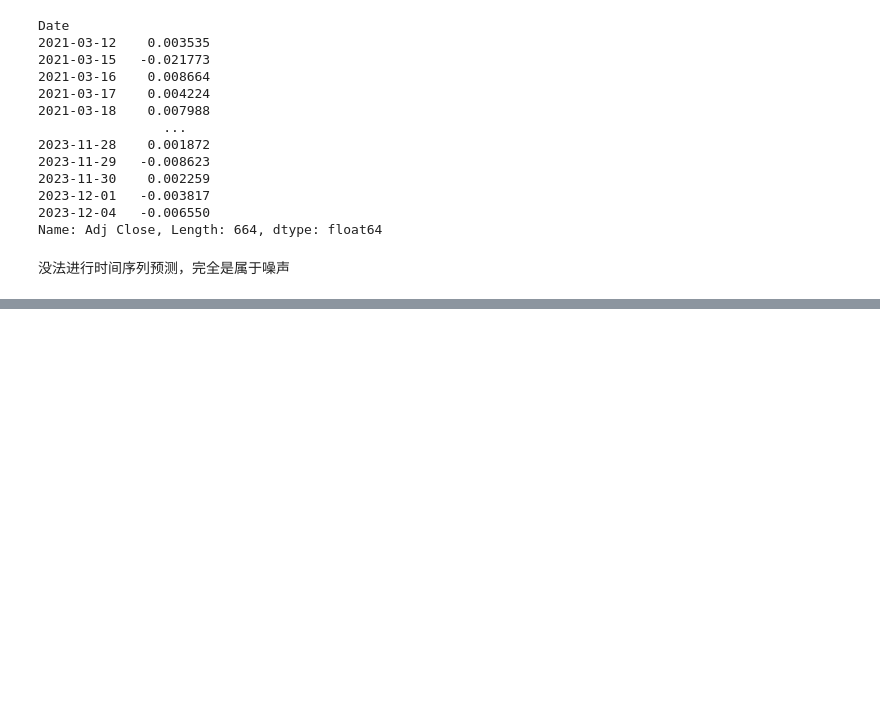
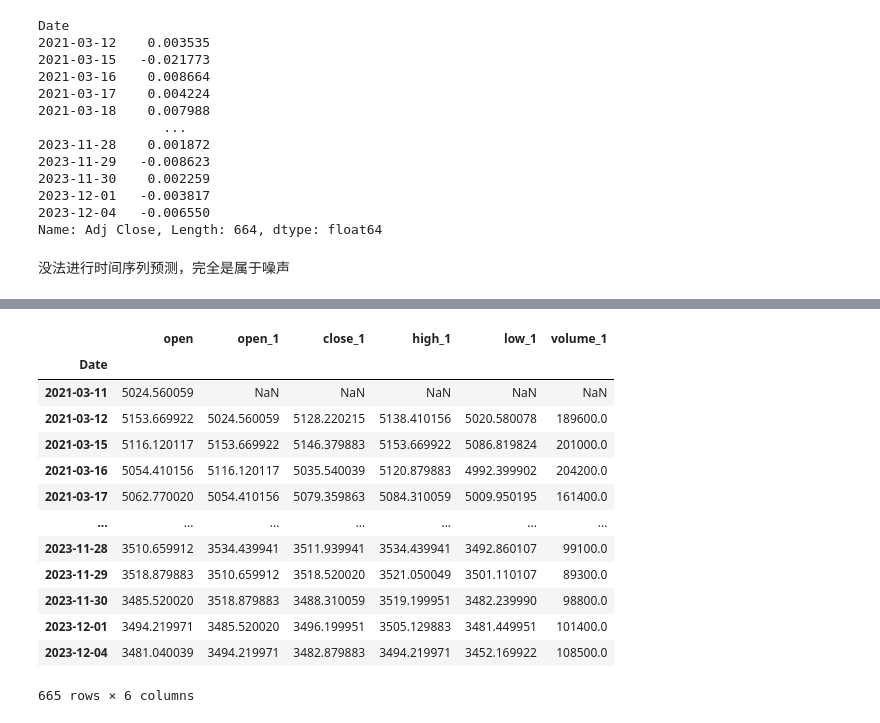
Before and after one commit to JPL-JUNO/Data-Analysis-and-Science, a Jupyter notebook: TSFP/code/000300.ipynb, the cells around one changed output, grey strips where cells are left out. Cells and saved outputs as stored; diff of their text form; code cells hidden in the pictures; blank space fills up the shorter version.

```diff
--- a/TSFP/code/000300.ipynb
+++ b/TSFP/code/000300.ipynb
@@ -80,0 +205,3 @@ Name: Adj Close, Length: 664, dtype: float64
+# %%
+from utils.funcs import add_original_feature
+df_new = pd.DataFrame()
@@ -80,0 +210,17 @@ Name: Adj Close, Length: 664, dtype: float64
+# %%
+df_new
+# %% [output]
+|  | open | open_1 | close_1 | high_1 | low_1 | volume_1 |
+| Date |  |  |  |  |  |  |
+| 2021-03-11 | 5024.560059 | NaN | NaN | NaN | NaN | NaN |
+| 2021-03-12 | 5153.669922 | 5024.560059 | 5128.220215 | 5138.410156 | 5020.580078 | 189600.0 |
+| 2021-03-15 | 5116.120117 | 5153.669922 | 5146.379883 | 5153.669922 | 5086.819824 | 201000.0 |
+| 2021-03-16 | 5054.410156 | 5116.120117 | 5035.540039 | 5120.879883 | 4992.399902 | 204200.0 |
+| 2021-03-17 | 5062.770020 | 5054.410156 | 5079.359863 | 5084.310059 | 5009.950195 | 161400.0 |
+| ... | ... | ... | ... | ... | ... | ... |
+| 2023-11-28 | 3510.659912 | 3534.439941 | 3511.939941 | 3534.439941 | 3492.860107 | 99100.0 |
+| 2023-11-29 | 3518.879883 | 3510.659912 | 3518.520020 | 3521.050049 | 3501.110107 | 89300.0 |
+| 2023-11-30 | 3485.520020 | 3518.879883 | 3488.310059 | 3519.199951 | 3482.239990 | 98800.0 |
+| 2023-12-01 | 3494.219971 | 3485.520020 | 3496.199951 | 3505.129883 | 3481.449951 | 101400.0 |
+| 2023-12-04 | 3481.040039 | 3494.219971 | 3482.879883 | 3494.219971 | 3452.169922 | 108500.0 |
+665 rows × 6 columns
```
Also changed, not shown: parts of 18 cells of this notebook, 1 other file.
